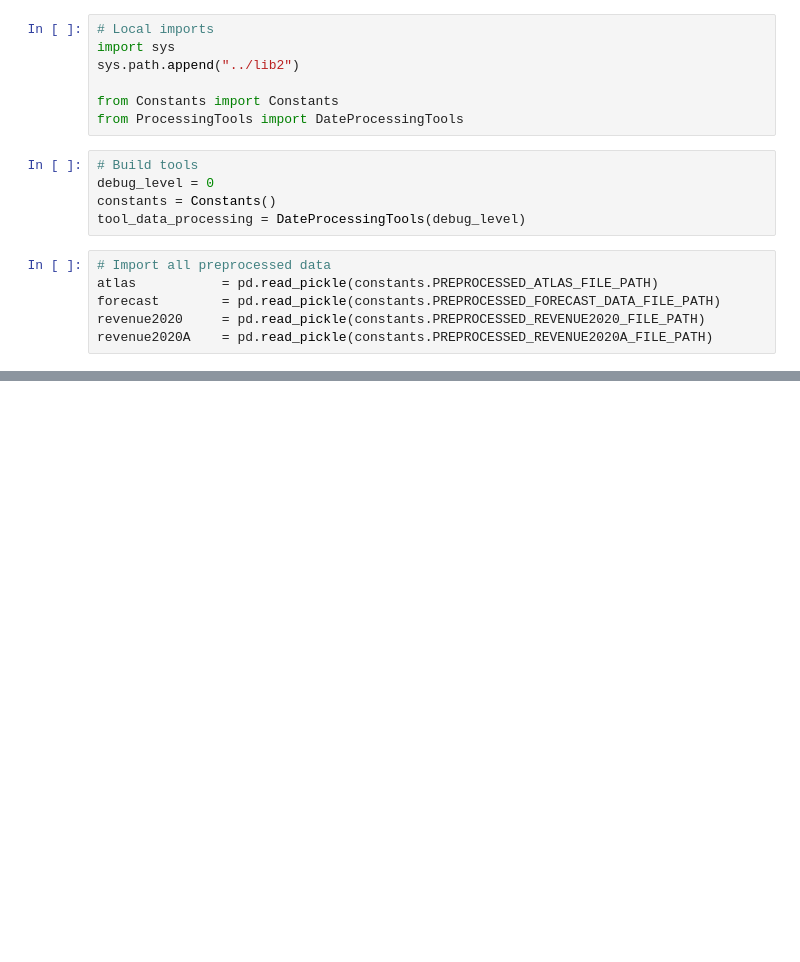
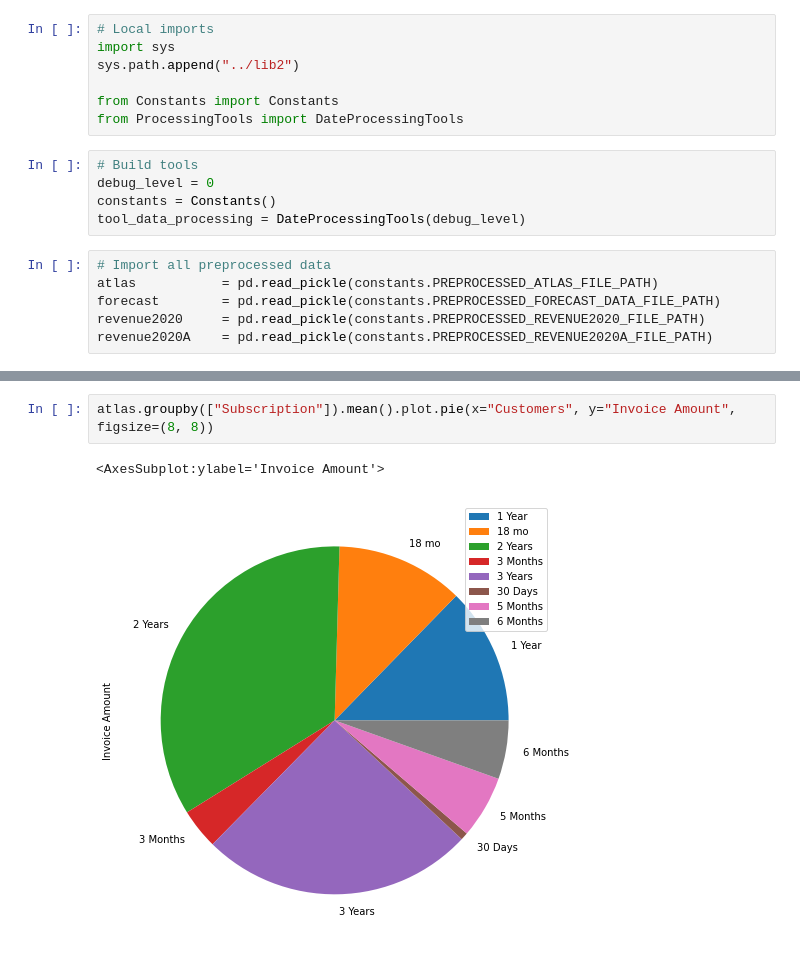
Before and after one commit to dd2-GWFinTech-Projects/Project1_ProductMarketingAnalysis, a Jupyter notebook: Processing/01_GenerateTrends.ipynb, the cells around one changed output, grey strips where cells are left out. Saved outputs shown, nothing was run; the diff lists cells and outputs as text; blank space fills up the shorter version.

```diff
--- a/Processing/01_GenerateTrends.ipynb
+++ b/Processing/01_GenerateTrends.ipynb
@@ -42,0 +55,5 @@ revenue2020A    = pd.read_pickle(constants.PREPROCESSED_REVENUE2020A_FILE_PATH)
+# %%
+atlas.groupby(["Subscription"]).mean().plot.pie(x="Customers", y="Invoice Amount", figsize=(8, 8))
+# %% [output]
+<AxesSubplot:ylabel='Invoice Amount'>
+[figure, added]
```
Also changed, not shown: parts of 24 cells of this notebook, 6 other files.
